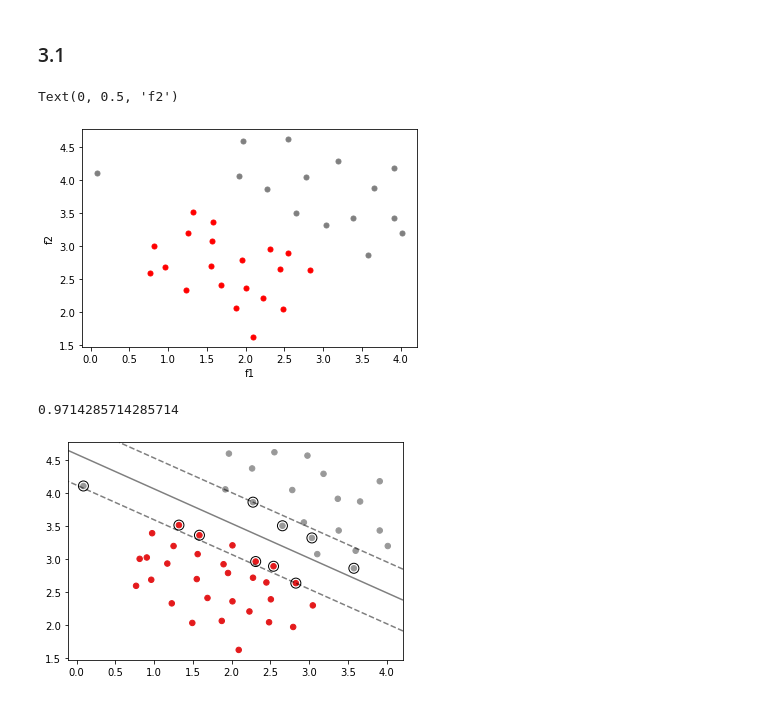
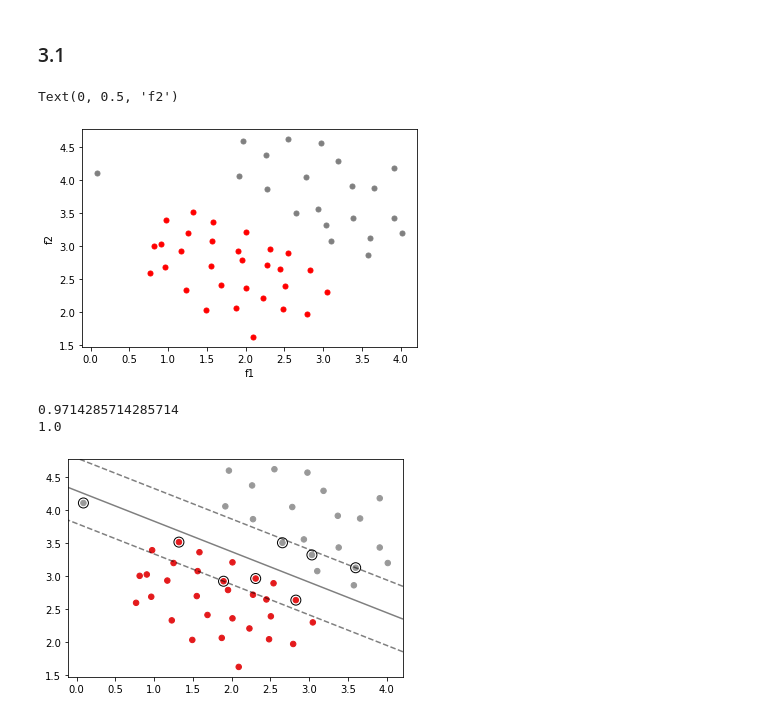
Before and after one commit to NamiNaziri/Machine_Learning_Course_IUT, a Jupyter notebook: Assignment2/Assignment2.ipynb, the cells around one changed output. Cells and saved outputs as stored; diff of their text form; code cells hidden in the pictures.

```diff
--- a/Assignment2/Assignment2.ipynb
+++ b/Assignment2/Assignment2.ipynb
@@ -176,19 +186,19 @@ X_train, X_test, Y_train, Y_test = train_test_split(X,Y,test_size=0.3)
 # %%
 df_train = pd.DataFrame(X_train,columns = data_feature_name[:2])
 df_train['Acceptance'] = Y_train
 
 df_test = pd.DataFrame(X_test,columns = data_feature_name[:2])
 df_test['Acceptance'] = Y_test
 
 
-plt.scatter(df_train[df_train.Acceptance == 0]['f1'], df_train[df_train.Acceptance == 0]['f2'],color = 'red', marker = '.' , s = 100)
-plt.scatter(df_train[df_train.Acceptance == 1]['f1'], df_train[df_train.Acceptance == 1]['f2'],color = 'gray', marker = '.' , s = 100)
+plt.scatter(df[df.Acceptance == 0]['f1'], df[df.Acceptance == 0]['f2'],color = 'red', marker = '.' , s = 100)
+plt.scatter(df[df.Acceptance == 1]['f1'], df[df.Acceptance == 1]['f2'],color = 'gray', marker = '.' , s = 100)
 
 plt.xlabel('f1')
 plt.ylabel('f2')
 # %% [output]
 Text(0, 0.5, 'f2')
-[figure, old version]
+[figure, new version]
 # %%
 def svm_plot(df_test,Y_test, model):
     X = df_test.values
@@ -213,7 +223,9 @@ def svm_plot(df_test,Y_test, model):
 model = SVC(kernel='linear',C = 1)
 model.fit(X_train,Y_train)
 print(model.score(X_train,Y_train))
+print(model.score(X_test,Y_test))
 svm_plot(df,Y, model)
 # %% [output]
 0.9714285714285714
+1.0
-[figure, old version]
+[figure, new version]
```
Also changed, not shown: parts of 45 cells of this notebook.
